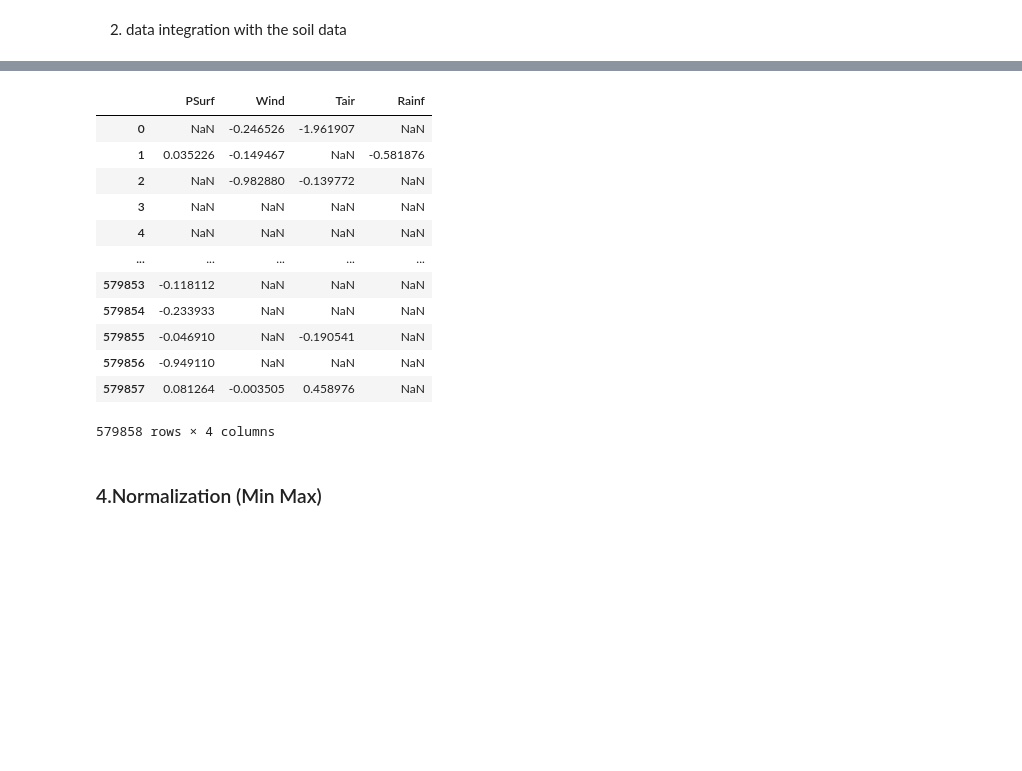
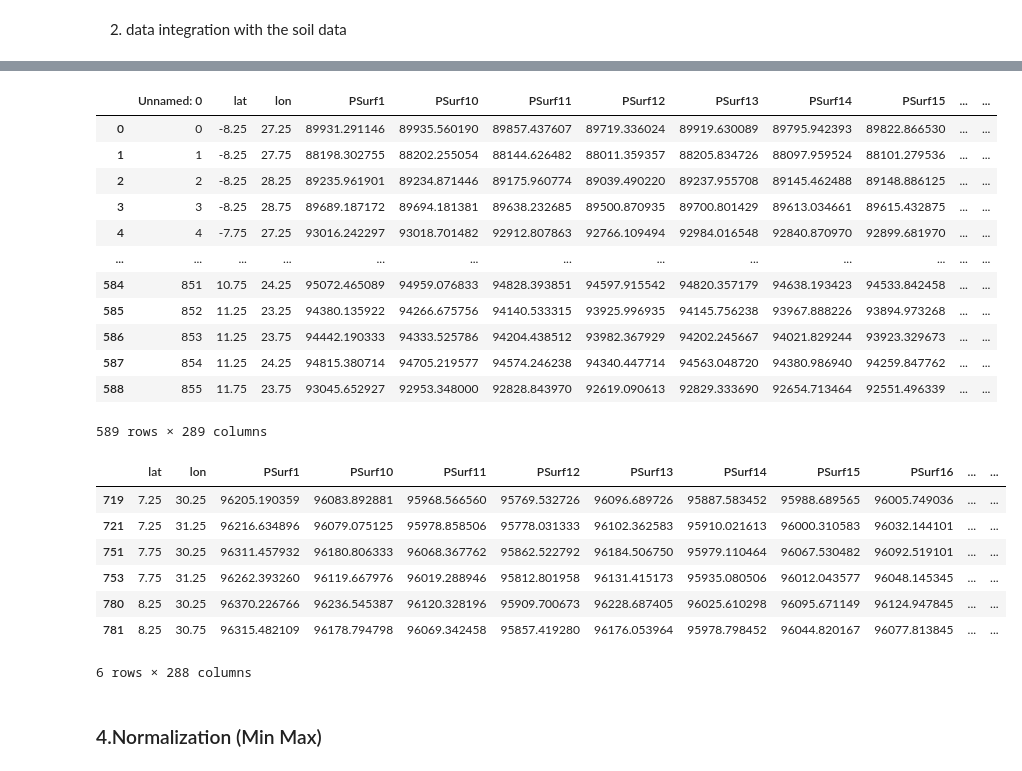
Before and after one commit to grosvenor01/Soil-DATA-manip, a Jupyter notebook: main.ipynb, the cells around one changed output, grey strips where cells are left out. Saved outputs shown, nothing was run; the diff lists cells and outputs as text; code cells hidden in the pictures; blank space fills up the shorter version.

```diff
--- a/main.ipynb
+++ b/main.ipynb
@@ -618,6 +637,3 @@ Name: 2, dtype: object
 # B. Data Analytics
 # %% [markdown]
 ### 1. Central tendecy
-# %%
-df_climat_sample=pd.read_csv("finals.csv")
-df_climat_sample
@@ -927,7 +951,7 @@ from datetime import datetime
 def get_week(date):
     week = datetime.strptime(date , '%Y-%m-%d %H:%M:%S')
     week_num = week.isocalendar()[1]
-    return week_num
+    return str(week_num)
 
 def data_reduction_week(df):
     df_copy = df.copy()
@@ -939,6 +963,5 @@ def data_reduction_week(df):
             aggregation_dict[i]="mean"
     df_copy = df_copy.groupby(['Week', 'lat', 'lon']).agg(aggregation_dict).reset_index()
     return df_copy
-
 df_week = data_reduction_week(df_climat_sample)
 # %%
@@ -962,0 +983,4 @@ memory usage: 3.1 MB
+# %%
+df_result = df_week.pivot_table(columns="Week", index=["lat" , "lon"] , values=["PSurf" , "Wind" , "Qair" , "Tair" , "Rainf"]).reset_index()
+df_result.columns = ["".join(col).strip("_") for col in df_result.columns]
+df_result
@@ -982,5 +1020,5 @@ def data_integration(df1, df2):
                 pass
     return df1
 
-df_result = data_integration(df_week , df_soil)
+df_result = data_integration(df_result , df_soil)
 df_result
@@ -991,6 +1060,20 @@ df_result.to_csv("Integrated.csv")
 # %%
-df_integrated = pd.read_csv("Integrated.csv")
-df_integrated = df_integrated.drop(columns= ["Unnamed: 0"])
+df_integrated = pd.read_csv("Integrated2.csv")
+df_integrated
+# %% [output]
+|  | Unnamed: 0 | lat | lon | PSurf1 | PSurf10 | PSurf11 | PSurf12 | PSurf13 | PSurf14 | PSurf15 | ... | ... |
+| 0 | 0 | -8.25 | 27.25 | 89931.291146 | 89935.560190 | 89857.437607 | 89719.336024 | 89919.630089 | 89795.942393 | 89822.866530 | ... | ... |
+| 1 | 1 | -8.25 | 27.75 | 88198.302755 | 88202.255054 | 88144.626482 | 88011.359357 | 88205.834726 | 88097.959524 | 88101.279536 | ... | ... |
+| 2 | 2 | -8.25 | 28.25 | 89235.961901 | 89234.871446 | 89175.960774 | 89039.490220 | 89237.955708 | 89145.462488 | 89148.886125 | ... | ... |
+| 3 | 3 | -8.25 | 28.75 | 89689.187172 | 89694.181381 | 89638.232685 | 89500.870935 | 89700.801429 | 89613.034661 | 89615.432875 | ... | ... |
+| 4 | 4 | -7.75 | 27.25 | 93016.242297 | 93018.701482 | 92912.807863 | 92766.109494 | 92984.016548 | 92840.870970 | 92899.681970 | ... | ... |
+| ... | ... | ... | ... | ... | ... | ... | ... | ... | ... | ... | ... | ... |
+| 584 | 851 | 10.75 | 24.25 | 95072.465089 | 94959.076833 | 94828.393851 | 94597.915542 | 94820.357179 | 94638.193423 | 94533.842458 | ... | ... |
+| 585 | 852 | 11.25 | 23.25 | 94380.135922 | 94266.675756 | 94140.533315 | 93925.996935 | 94145.756238 | 93967.888226 | 93894.973268 | ... | ... |
+| 586 | 853 | 11.25 | 23.75 | 94442.190333 | 94333.525786 | 94204.438512 | 93982.367929 | 94202.245667 | 94021.829244 | 93923.329673 | ... | ... |
+| 587 | 854 | 11.25 | 24.25 | 94815.380714 | 94705.219577 | 94574.246238 | 94340.447714 | 94563.048720 | 94380.986940 | 94259.847762 | ... | ... |
+| 588 | 855 | 11.75 | 23.75 | 93045.652927 | 92953.348000 | 92828.843970 | 92619.090613 | 92829.333690 | 92654.713464 | 92551.496339 | ... | ... |
+589 rows × 289 columns
 # %%
 def define_outliers(df_ , column , method):
     if method=="IQR":
@@ -1003,47 +1086,42 @@ def define_outliers(df_ , column , method):
     else :
         pass
 def handling_outliers(df , handling_method , defining_method=None , percentage=None , transformation_type=None):
     for i in df:
         if i != "lat" and i != "lon":
             try :
                 #handling
                 if handling_method =="transforme":
                     if transformation_type == "log":
                         df[i]=np.log10(df[i])
                     else :
                         print("choose a valid transformation type please")
 
                 #IG this is wrong
                 elif handling_method == "Trim":
                     df = df.sort_values(i)
                     number = len(df)//percentage
                     print(number)
                     df = df.iloc[number:len(df)-number]
 
                 # deleting directly
                 else:
                     lower , upper = define_outliers(df , i , defining_method)
                     df = df[(df[i] >= lower) & (df[i] <= upper)]
             except Exception as e:
                 continue
     return df
 
-df_result = handling_outliers(df_result , "transforme" , transformation_type="log")
+df_result = handling_outliers(df_result , "delete" ,defining_method="IQR")
 df_result
 # %% [output]
-|  | PSurf | Wind | Tair | Rainf |
-| 0 | NaN | -0.246526 | -1.961907 | NaN |
-| 1 | 0.035226 | -0.149467 | NaN | -0.581876 |
-| 2 | NaN | -0.982880 | -0.139772 | NaN |
-| 3 | NaN | NaN | NaN | NaN |
-| 4 | NaN | NaN | NaN | NaN |
-| ... | ... | ... | ... | ... |
-| 579853 | -0.118112 | NaN | NaN | NaN |
-| 579854 | -0.233933 | NaN | NaN | NaN |
-| 579855 | -0.046910 | NaN | -0.190541 | NaN |
-| 579856 | -0.949110 | NaN | NaN | NaN |
-| 579857 | 0.081264 | -0.003505 | 0.458976 | NaN |
+|  | lat | lon | PSurf1 | PSurf10 | PSurf11 | PSurf12 | PSurf13 | PSurf14 | PSurf15 | PSurf16 | ... | ... |
+| 719 | 7.25 | 30.25 | 96205.190359 | 96083.892881 | 95968.566560 | 95769.532726 | 96096.689726 | 95887.583452 | 95988.689565 | 96005.749036 | ... | ... |
+| 721 | 7.25 | 31.25 | 96216.634896 | 96079.075125 | 95978.858506 | 95778.031333 | 96102.362583 | 95910.021613 | 96000.310583 | 96032.144101 | ... | ... |
+| 751 | 7.75 | 30.25 | 96311.457932 | 96180.806333 | 96068.367762 | 95862.522792 | 96184.506750 | 95979.110464 | 96067.530482 | 96092.519101 | ... | ... |
+| 753 | 7.75 | 31.25 | 96262.393260 | 96119.667976 | 96019.288946 | 95812.801958 | 96131.415173 | 95935.080506 | 96012.043577 | 96048.145345 | ... | ... |
+| 780 | 8.25 | 30.25 | 96370.226766 | 96236.545387 | 96120.328196 | 95909.700673 | 96228.687405 | 96025.610298 | 96095.671149 | 96124.947845 | ... | ... |
+| 781 | 8.25 | 30.75 | 96315.482109 | 96178.794798 | 96069.342458 | 95857.419280 | 96176.053964 | 95978.798452 | 96044.820167 | 96077.813845 | ... | ... |
-579858 rows × 4 columns
+6 rows × 288 columns
 # %% [markdown]
 ### 4.Normalization (Min Max)
 # %%
```
Also changed, not shown: parts of 22 cells of this notebook, 2 other files.
